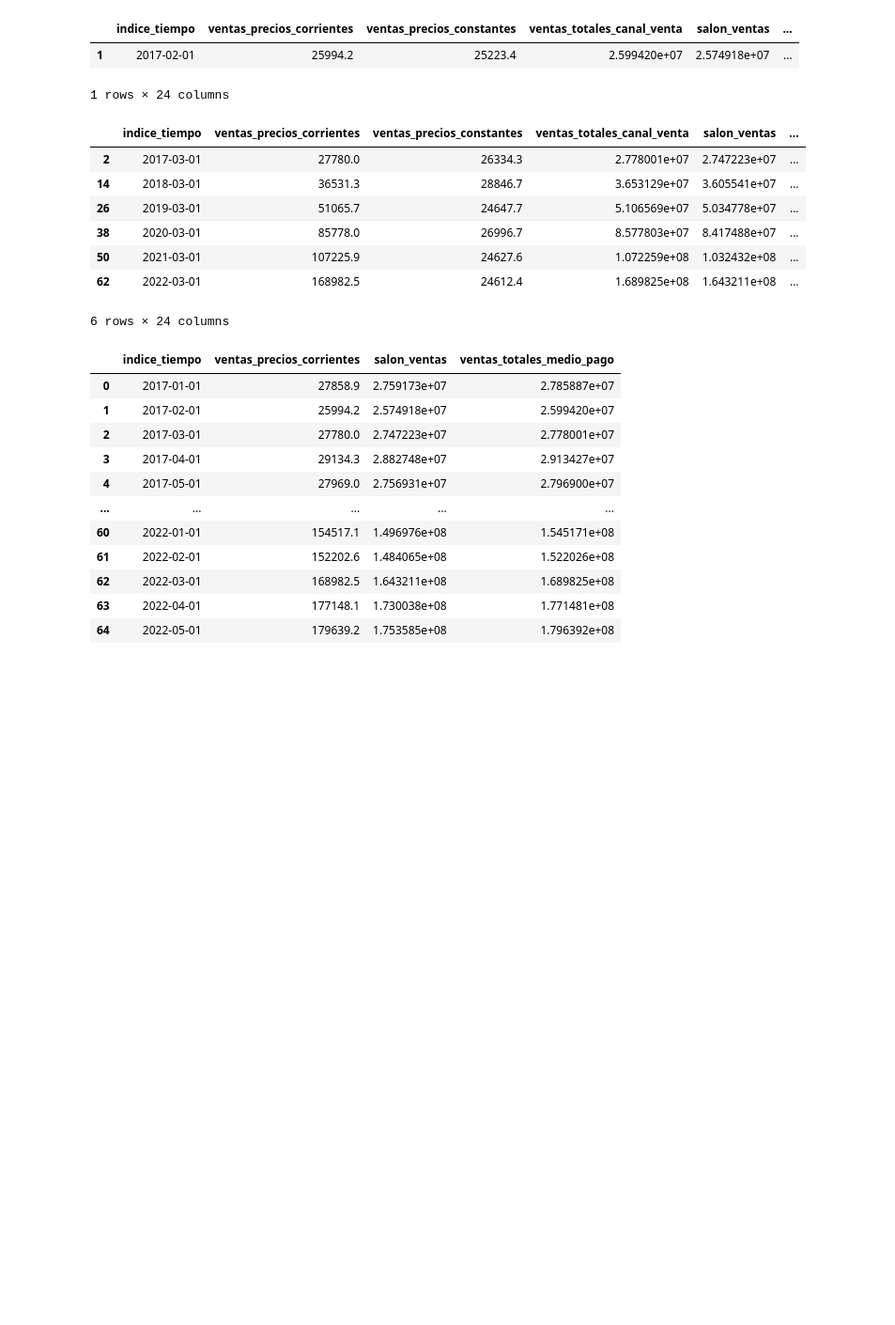
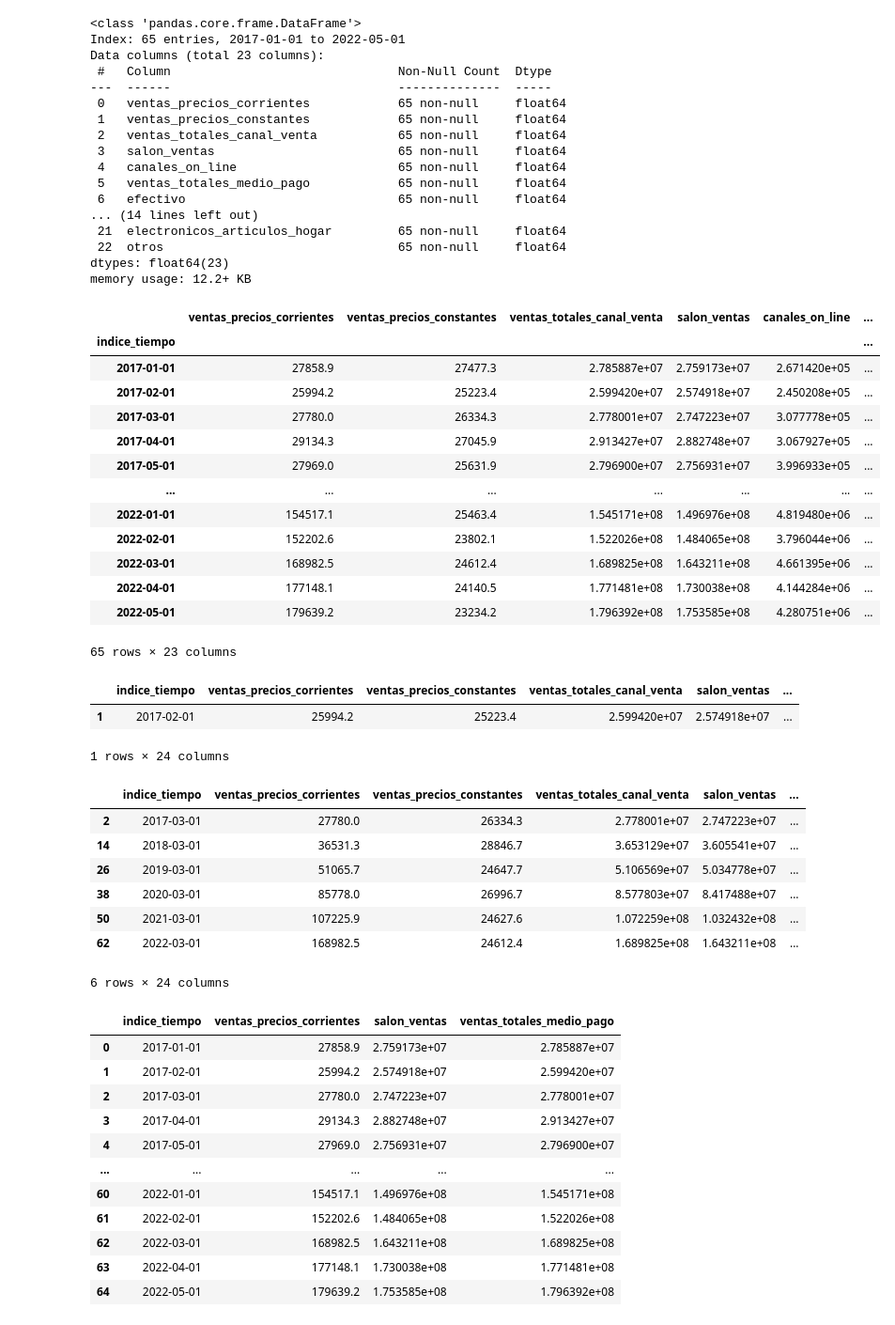
Before and after one commit to rodrigoruizteodoro/Reto_1, a Jupyter notebook: Extracción de datos.ipynb, the cells around one changed output. Shown: that part at 94% size. Cells and saved outputs as stored; diff of their text form; code cells hidden in the pictures; blank space fills up the shorter version.

```diff
--- a/Extracción de datos.ipynb
+++ b/Extracción de datos.ipynb
@@ -6,9 +6,41 @@
 import pandas as pd
 import io
 # %%
-df=pd.read_csv('Ventas_totales_supermercados.csv')
+df=pd.read_csv('Ventas_totales_supermercados.csv',index_col=0)
 df.info()
 df
+# %% [output]
+<class 'pandas.core.frame.DataFrame'>
+Index: 65 entries, 2017-01-01 to 2022-05-01
+Data columns (total 23 columns):
+ #   Column                               Non-Null Count  Dtype
+---  ------                               --------------  -----
+ 0   ventas_precios_corrientes            65 non-null     float64
+ 1   ventas_precios_constantes            65 non-null     float64
+ 2   ventas_totales_canal_venta           65 non-null     float64
+ 3   salon_ventas                         65 non-null     float64
+ 4   canales_on_line                      65 non-null     float64
+ 5   ventas_totales_medio_pago            65 non-null     float64
+ 6   efectivo                             65 non-null     float64
+... (14 lines left out)
+ 21  electronicos_articulos_hogar         65 non-null     float64
+ 22  otros                                65 non-null     float64
+dtypes: float64(23)
+memory usage: 12.2+ KB
+|  | ventas_precios_corrientes | ventas_precios_constantes | ventas_totales_canal_venta | salon_ventas | canales_on_line | ... |
+| indice_tiempo |  |  |  |  |  | ... |
+| 2017-01-01 | 27858.9 | 27477.3 | 2.785887e+07 | 2.759173e+07 | 2.671420e+05 | ... |
+| 2017-02-01 | 25994.2 | 25223.4 | 2.599420e+07 | 2.574918e+07 | 2.450208e+05 | ... |
+| 2017-03-01 | 27780.0 | 26334.3 | 2.778001e+07 | 2.747223e+07 | 3.077778e+05 | ... |
+| 2017-04-01 | 29134.3 | 27045.9 | 2.913427e+07 | 2.882748e+07 | 3.067927e+05 | ... |
+| 2017-05-01 | 27969.0 | 25631.9 | 2.796900e+07 | 2.756931e+07 | 3.996933e+05 | ... |
+| ... | ... | ... | ... | ... | ... | ... |
+| 2022-01-01 | 154517.1 | 25463.4 | 1.545171e+08 | 1.496976e+08 | 4.819480e+06 | ... |
+| 2022-02-01 | 152202.6 | 23802.1 | 1.522026e+08 | 1.484065e+08 | 3.796044e+06 | ... |
+| 2022-03-01 | 168982.5 | 24612.4 | 1.689825e+08 | 1.643211e+08 | 4.661395e+06 | ... |
+| 2022-04-01 | 177148.1 | 24140.5 | 1.771481e+08 | 1.730038e+08 | 4.144284e+06 | ... |
+| 2022-05-01 | 179639.2 | 23234.2 | 1.796392e+08 | 1.753585e+08 | 4.280751e+06 | ... |
+65 rows × 23 columns
 # %%
 #Con este filtro podemos ver datos específicos dentro de nuestra base de datos
 #en este caso se muestra los datos de ventas del 01-02-2017 en específico
```
Also changed, not shown: parts of 1 cell of this notebook.
